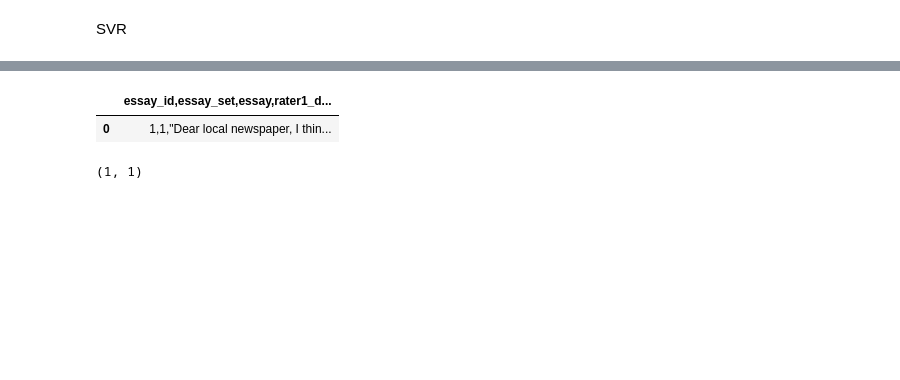
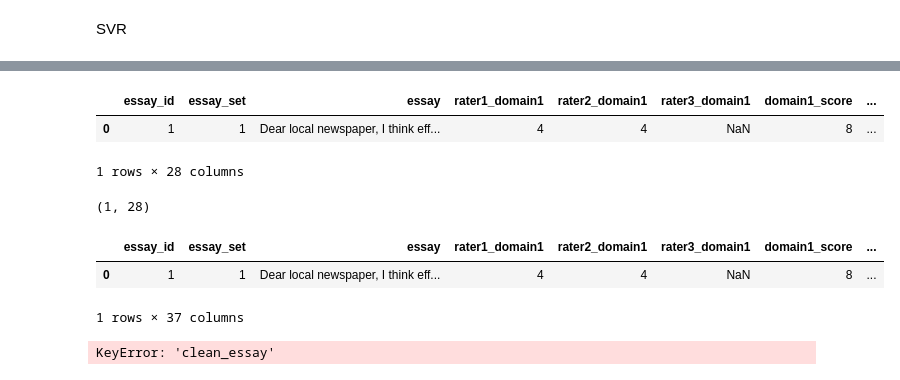
Before and after one commit to nasolgabriel/Automatic-Essay-Scoring, a Jupyter notebook: ML_essay_scoring.ipynb, the cells around one changed output, grey strips where cells are left out. Drawn from its saved outputs; the diff is of its cells as text; code cells hidden in the pictures; blank space fills up the shorter version.

Commit message:
fixed some errors. tried some workaround

```diff
--- a/ML_essay_scoring.ipynb
+++ b/ML_essay_scoring.ipynb
@@ -371,13 +363,39 @@ df.head()
 # %%
-df = pd.read_csv("Dataset/dummy_data.csv", sep='\t', encoding='ISO-8859-1');
+df = pd.read_csv("Dataset/dummy_data.csv");
 df.head()
 # %% [output]
-|  | essay_id,essay_set,essay,rater1_d... |
-| 0 | 1,1,"Dear local newspaper, I thin... |
+|  | essay_id | essay_set | essay | rater1_domain1 | rater2_domain1 | rater3_domain1 | domain1_score | ... |
+| 0 | 1 | 1 | Dear local newspaper, I think eff... | 4 | 4 | NaN | 8 | ... |
+1 rows × 28 columns
 # %%
 df.shape
 # %% [output]
-(1, 1)
+(1, 28)
+# %%
+pro_data = df.copy()
+pro_data['char_count'] = pro_data['essay'].apply(noOfChar)
+pro_data['word_count'] = pro_data['essay'].apply(noOfWords)
+pro_data['sent_count'] = pro_data['essay'].apply(noOfSent)
+pro_data['avg_word_len'] = pro_data['essay'].apply(avg_word_len)
+pro_data['spell_err_count'] = pro_data['essay'].apply(check_spell_error)
+pro_data['noun_count'], pro_data['adj_count'], pro_data['verb_count'], pro_data['adv_count'] = zip(*pro_data['essay'].map(count_pos))
+pro_data.to_csv("Processed_data.csv")
+
+prep_df = pd.read_csv("Processed_data.csv")
+prep_df.drop('Unnamed: 0',inplace=True,axis=1)
+prep_df.head()
+# %% [output]
+|  | essay_id | essay_set | essay | rater1_domain1 | rater2_domain1 | rater3_domain1 | domain1_score | ... |
+| 0 | 1 | 1 | Dear local newspaper, I think eff... | 4 | 4 | NaN | 8 | ... |
+1 rows × 37 columns
+# %%
+from sklearn.preprocessing import LabelEncoder
+# Vectorize the text data
+vectorizer = CountVectorizer(max_features=10000, ngram_range=(1, 3), stop_words='english')
+count_vectors = vectorizer.fit_transform(prep_df['clean_essay'])
+X_text = count_vectors.toarray()
+# %% [output]
+KeyError: 'clean_essay'
 # %%
 clf = pickle.load(open('Saved_Models/SVR_with_pp', 'rb'))
 clf.predict(count_vectors)
```
Also changed, not shown: parts of 24 cells of this notebook, 10 other files.
